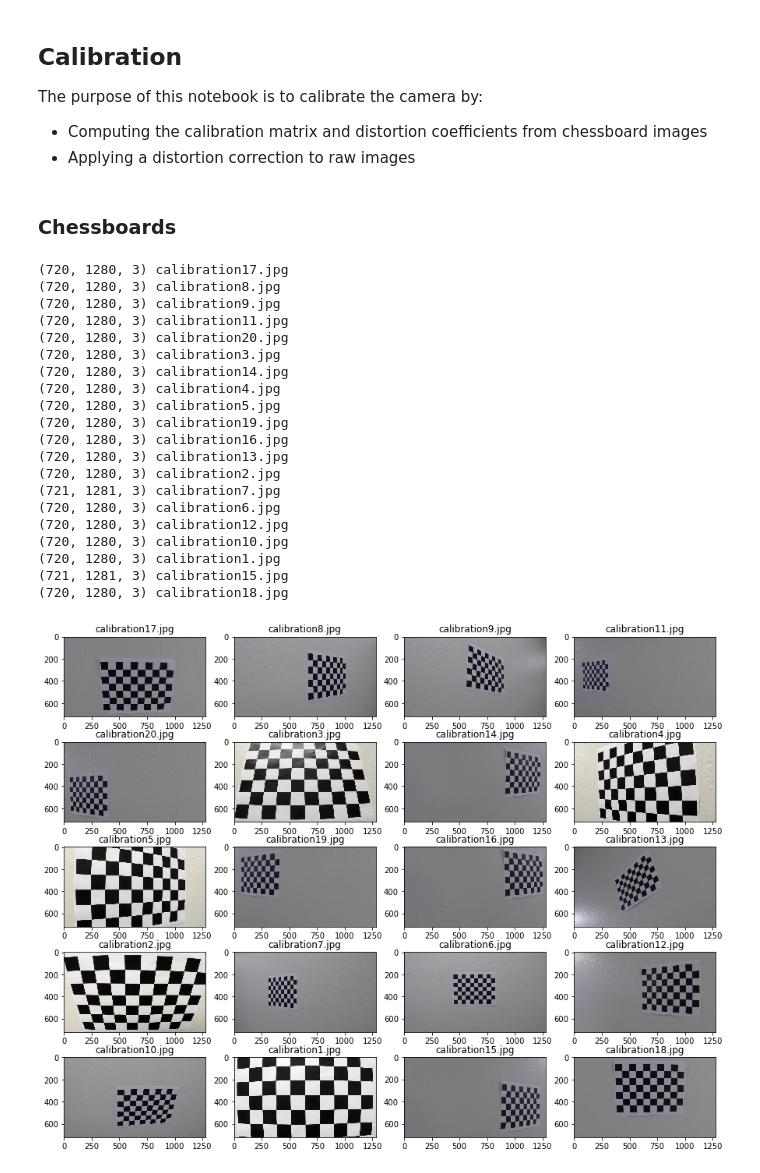
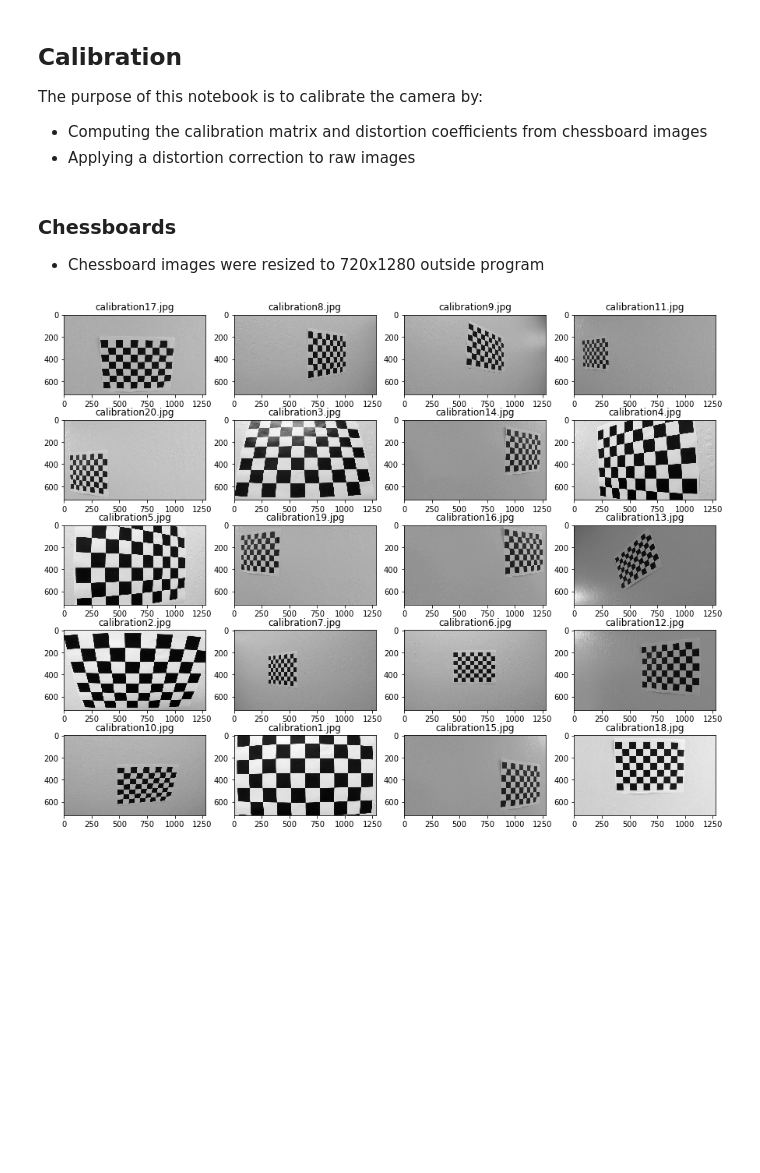
Before and after one commit to sketchc89/AdvanceLaneLines-P4, a Jupyter notebook: Calibration.ipynb, the cells around one changed output. Saved outputs shown, nothing was run; the diff lists cells and outputs as text; code cells hidden in the pictures; blank space fills up the shorter version.

Commit message:
Start cal corners

```diff
--- a/Calibration.ipynb
+++ b/Calibration.ipynb
@@ -10,37 +10,31 @@ import cv2
 import numpy as np
 import matplotlib.pyplot as plt
 import matplotlib.image as mpimg
-# %% [markdown]
-### Chessboards
+# %% [markdown]
+### Chessboards
+* Chessboard images were resized to 720x1280 outside program
 # %%
 fig = plt.figure(figsize=(15,12))
-cal_array = np.empty((20, 720, 1280, 3))
+cal_array = np.empty((20, 720, 1280))
+criteria = (cv2.TERM_CRITERIA_EPS + cv2.TERM_CRITERIA_MAX_ITER, 10, 0.001)
+obj_corners = np.zeros((7*7,3), np.float32)
+obj_corners[:,:2] = np.mgrid[0:7,0:7].T.reshape(-1,2)
+obj_pts = []
+img_pts = []
 for i, cal_file in enumerate(os.listdir(os.path.join(os.getcwd(), 'camera_cal'))):
     cal_img = mpimg.imread(os.path.join(os.getcwd(), 'camera_cal', cal_file))
-    print(cal_img.shape, cal_file)
+    cal_img = cv2.cvtColor(cal_img, cv2.COLOR_RGB2GRAY)
+    ret, corners = cv2.findChessboardCorners(cal_img, (7, 7), None)
     ax = plt.subplot(5, 4, i+1)
     ax.set_title(cal_file)
-    plt.imshow(cal_img)
+    if ret == True:
+        obj_pts.append(obj_corners)
+        corners_2 = cv2.cornerSubPix(cal_img, corners,(11,11),
+                                     (-1,-1), criteria)
+        img_pts.append(corners_2)
+        cal_img = cv2.drawChessboardCorners(cal_img, (7,7), corners_2, ret)
+#     cal_array[i,:,:] = cal_img
+    plt.imshow(cal_img, cmap='gray')
 plt.show()
 # %% [output]
-(720, 1280, 3) calibration17.jpg
-(720, 1280, 3) calibration8.jpg
-(720, 1280, 3) calibration9.jpg
-(720, 1280, 3) calibration11.jpg
-(720, 1280, 3) calibration20.jpg
-(720, 1280, 3) calibration3.jpg
-(720, 1280, 3) calibration14.jpg
-(720, 1280, 3) calibration4.jpg
-(720, 1280, 3) calibration5.jpg
-(720, 1280, 3) calibration19.jpg
-(720, 1280, 3) calibration16.jpg
-(720, 1280, 3) calibration13.jpg
-(720, 1280, 3) calibration2.jpg
-(721, 1281, 3) calibration7.jpg
-(720, 1280, 3) calibration6.jpg
-(720, 1280, 3) calibration12.jpg
-(720, 1280, 3) calibration10.jpg
-(720, 1280, 3) calibration1.jpg
-(721, 1281, 3) calibration15.jpg
-(720, 1280, 3) calibration18.jpg
-[figure, old version]
+[figure, new version]
```
